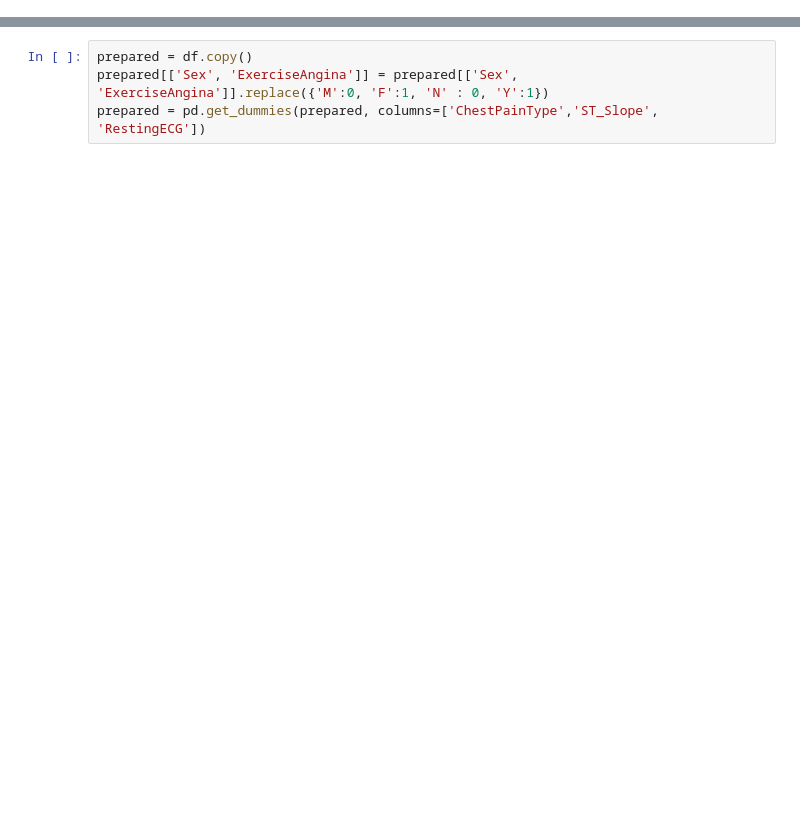
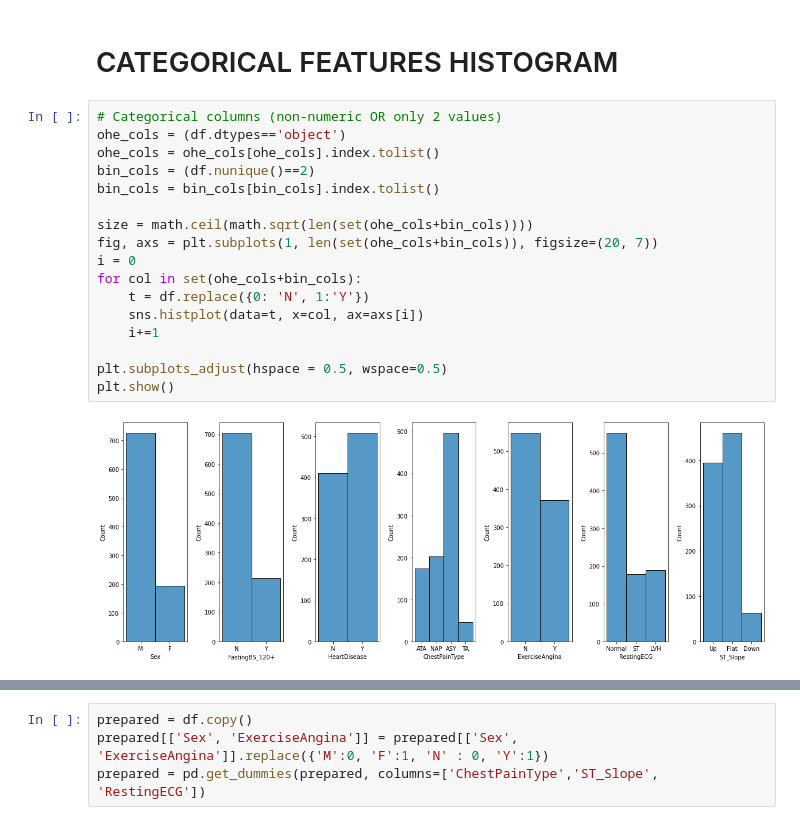
Before and after one commit to EmeryK-1/DataMadness, a Jupyter notebook: Untitled.ipynb, the cells around one changed output, grey strips where cells are left out. Drawn from its saved outputs; the diff is of its cells as text; blank space fills up the shorter version.

```diff
--- a/Untitled.ipynb
+++ b/Untitled.ipynb
@@ -39,2 +45,23 @@ HeartDisease        2
 dtypes: float64(1), int64(6), object(5)
 memory usage: 86.2+ KB
+# %% [markdown]
+# CATEGORICAL FEATURES HISTOGRAM
+# %%
+# Categorical columns (non-numeric OR only 2 values)
+ohe_cols = (df.dtypes=='object')
+ohe_cols = ohe_cols[ohe_cols].index.tolist()
+bin_cols = (df.nunique()==2)
+bin_cols = bin_cols[bin_cols].index.tolist()
+
+size = math.ceil(math.sqrt(len(set(ohe_cols+bin_cols))))
+fig, axs = plt.subplots(1, len(set(ohe_cols+bin_cols)), figsize=(20, 7))
+i = 0
+for col in set(ohe_cols+bin_cols):
+    t = df.replace({0: 'N', 1:'Y'})
+    sns.histplot(data=t, x=col, ax=axs[i])
+    i+=1
+
+plt.subplots_adjust(hspace = 0.5, wspace=0.5)
+plt.show()
+# %% [output]
+[figure, added]
```
Also changed, not shown: parts of 9 cells of this notebook.
